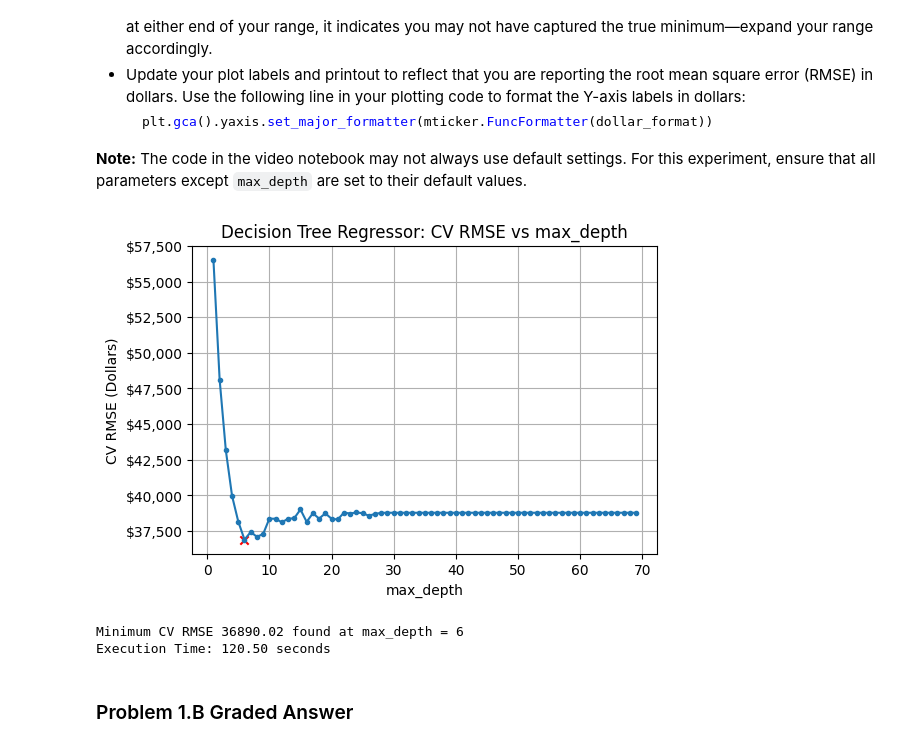
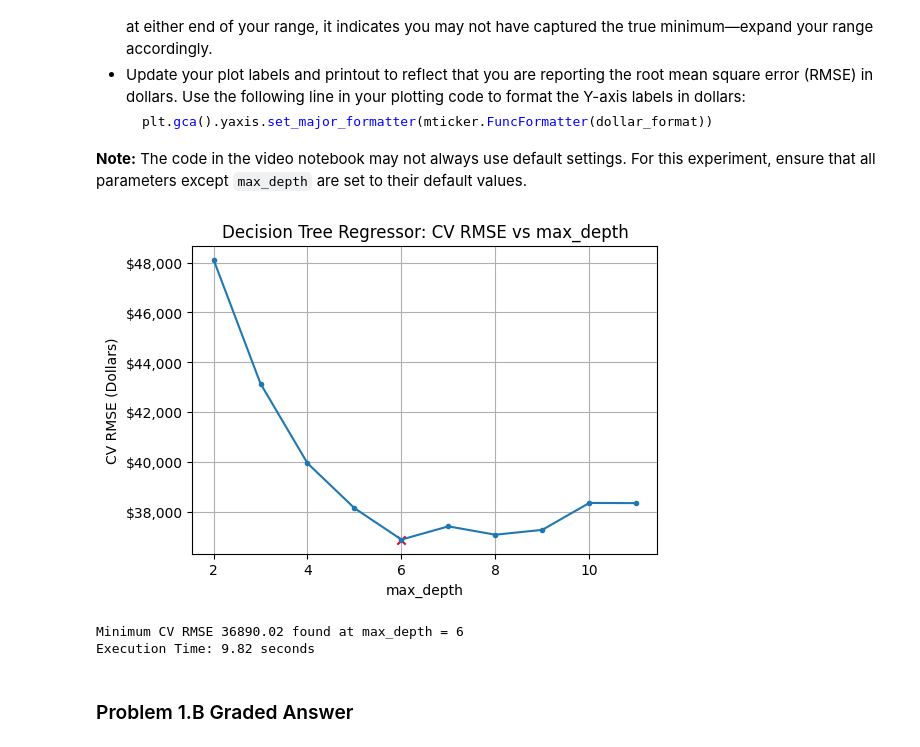
Before and after one commit to Rocking-Priya/Module-3-Assignments, a Jupyter notebook: Homework_06.ipynb, the cells around one changed output. Saved outputs shown, nothing was run; the diff lists cells and outputs as text; code cells hidden in the pictures.

```diff
--- a/Homework_06.ipynb
+++ b/Homework_06.ipynb
@@ -310,7 +310,7 @@ start = time.time()
 param = 'max_depth'
 
 # Test a range of max_depth values
-parameter_list = range(1, 70)
+parameter_list = range(2, 12)
 
 # Store RMSE results
 RMSEs = []
@@ -319,40 +319,40 @@ for d in tqdm(parameter_list):
     rmse = run_decision_tree_regressor(X_train, y_train,
                                        max_depth=d,
                                         max_features=None,
                                              min_samples_split=2,
                                              min_samples_leaf=1,
                                              max_leaf_nodes=None,
                                              criterion='squared_error',
                                              ccp_alpha=0.0,
                                        random_state=42,  # default random state
                                        visualize=False)
     RMSEs.append(rmse)
 
 # Find the minimum RMSE and its index
-min_RMSE = min(RMSEs)
-min_index = RMSEs.index(min_RMSE)
+min_RMSE_max_depth = min(RMSEs)
+min_index = RMSEs.index(min_RMSE_max_depth)
 
 # Plotting
 plt.figure(figsize=(6, 4))
 plt.title("Decision Tree Regressor: CV RMSE vs " + param)
 plt.plot(parameter_list, RMSEs, marker='.')
-plt.scatter([parameter_list[min_index]], [min_RMSE], marker='x', color='red')
+plt.scatter([parameter_list[min_index]], [min_RMSE_max_depth], marker='x', color='red')
 plt.xlabel(param)
 plt.ylabel("CV RMSE (Dollars)")
 plt.grid()
 plt.gca().yaxis.set_major_formatter(mticker.FuncFormatter(dollar_format))
 plt.show()
 
 # Output the minimum RMSE and the best max_depth
-print(f"Minimum CV RMSE {min_RMSE:.2f} found at max_depth = {parameter_list[min_index]}")
+print(f"Minimum CV RMSE {min_RMSE_max_depth:.2f} found at max_depth = {parameter_list[min_index]}")
 
 # Record end time and execution time
 end = time.time()
 print(f"Execution Time: {end - start:.2f} seconds")
 # %% [output]
-[figure, old version]
+[figure, new version]
 Minimum CV RMSE 36890.02 found at max_depth = 6
-Execution Time: 120.50 seconds
+Execution Time: 9.82 seconds
 # %% [markdown]
 ### Problem 1.B Graded Answer
 # %%
```
Also changed, not shown: parts of 3 cells of this notebook.
